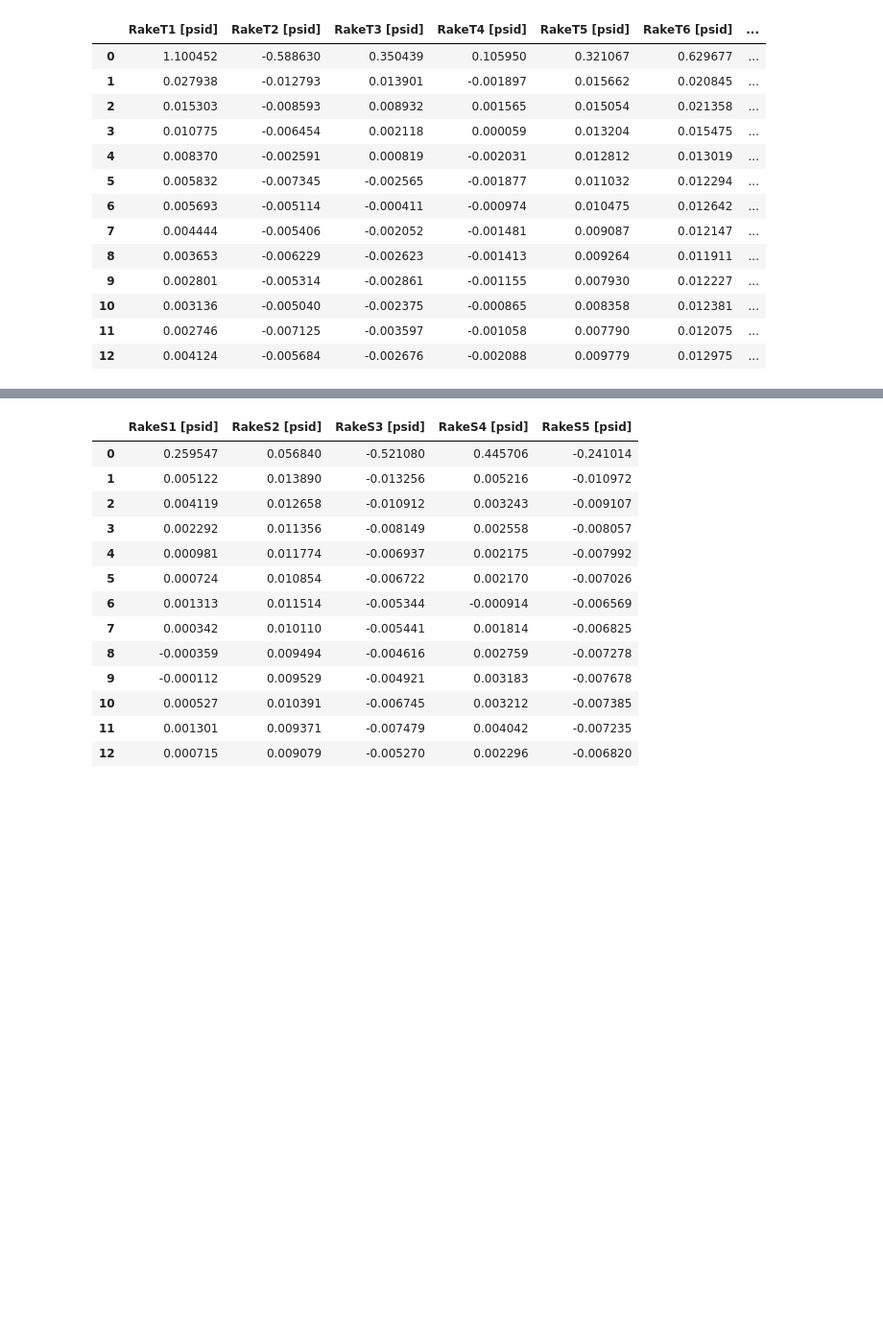
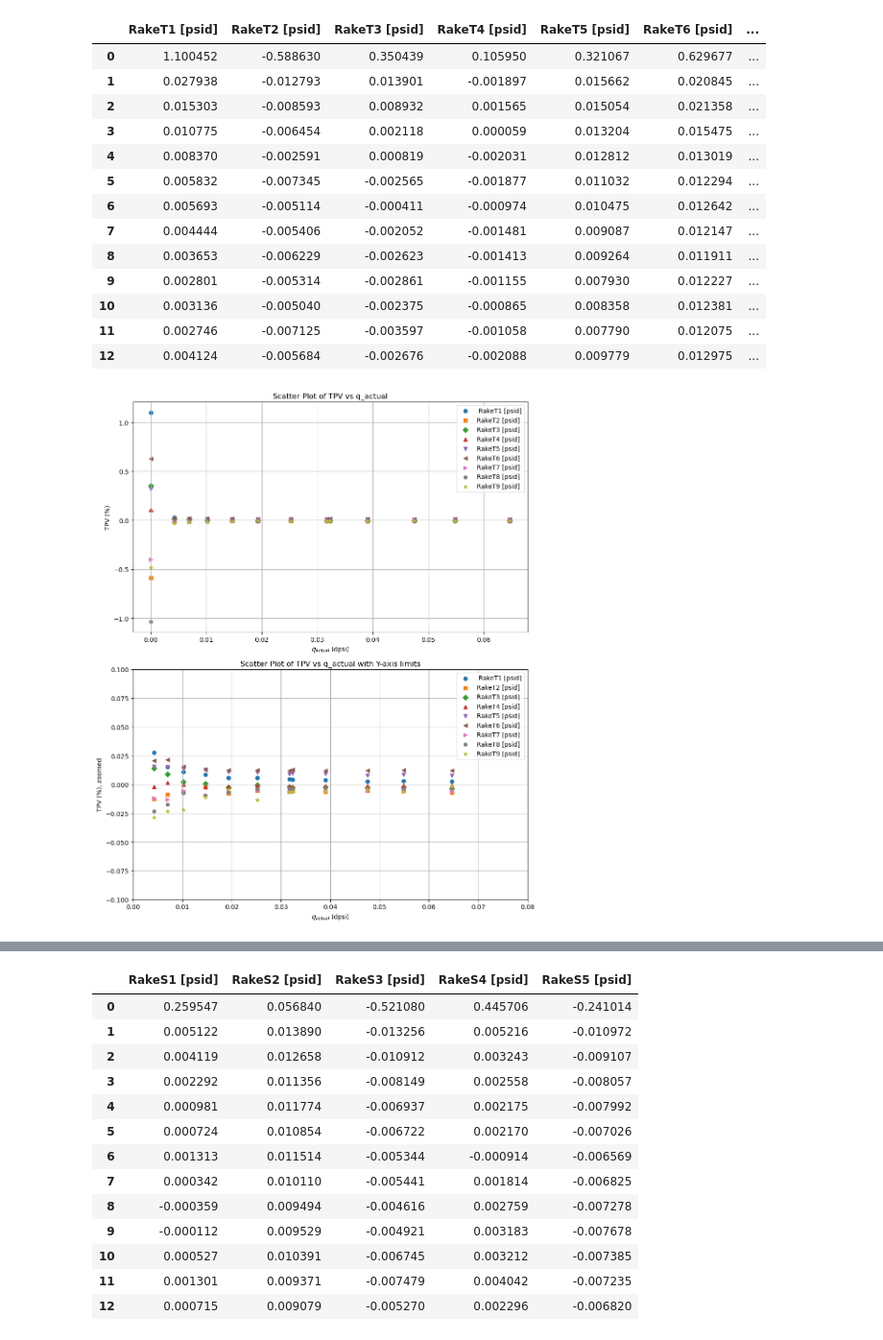
Before and after one commit to insfyre/ae460-fa24-abx, a Jupyter notebook: lab1/lab1.ipynb, the cells around one changed output, grey strips where cells are left out. Shown: that part at 96% size. Drawn from its saved outputs; the diff is of its cells as text; code cells hidden in the pictures; blank space fills up the shorter version.

Commit message:
Created graphs for TPV and SPV and some analysis

```diff
--- a/lab1/lab1.ipynb
+++ b/lab1/lab1.ipynb
@@ -170,3 +170,40 @@ TPV
 | 10 | 0.003136 | -0.005040 | -0.002375 | -0.000865 | 0.008358 | 0.012381 | ... |
 | 11 | 0.002746 | -0.007125 | -0.003597 | -0.001058 | 0.007790 | 0.012075 | ... |
 | 12 | 0.004124 | -0.005684 | -0.002676 | -0.002088 | 0.009779 | 0.012975 | ... |
+# %%
+# Define markers and colors for each column
+markers = ['o', 's', 'D', '^', 'v', '<', '>', 'p', '*']
+colors = plt.cm.tab10.colors  # Use a colormap for colors
+
+# Create the 2x1 subplot figure
+fig, axs = plt.subplots(2, 1, figsize=(10, 12))
+
+# First scatter plot
+for i, col in enumerate(TPV.columns):
+    axs[0].scatter(mean_df[r'$q_{actual}$ [dpsi]'], TPV[col], marker=markers[i % len(markers)], color=colors[i % len(colors)], label=col)
+
+# Add labels and legend to the first plot
+axs[0].set_xlabel(r'$q_{actual}$ (dpsi)')
+axs[0].set_ylabel('TPV (%)')
+axs[0].legend()
+axs[0].set_title('Scatter Plot of TPV vs q_actual')
+axs[0].grid(True)
+
+# Second scatter plot
+for i, col in enumerate(TPV.columns):
+    axs[1].scatter(mean_df[r'$q_{actual}$ [dpsi]'], TPV[col], marker=markers[i % len(markers)], color=colors[i % len(colors)], label=col)
+
+# Add labels and legend to the second plot
+axs[1].set_xlabel(r'$q_{actual}$ (dpsi)')
+axs[1].set_xlim(0, 0.08)
+axs[1].set_ylabel('TPV (%), zoomed')
+axs[1].legend()
+axs[1].set_ylim(-0.1, 0.1)
+axs[1].set_title('Scatter Plot of TPV vs q_actual with Y-axis limits')
+axs[1].grid(True)
+
+# Show the figure
+plt.tight_layout()
+plt.show()
+# %% [output]
+[figure, added]
```
Also changed, not shown: parts of 3 cells of this notebook.
